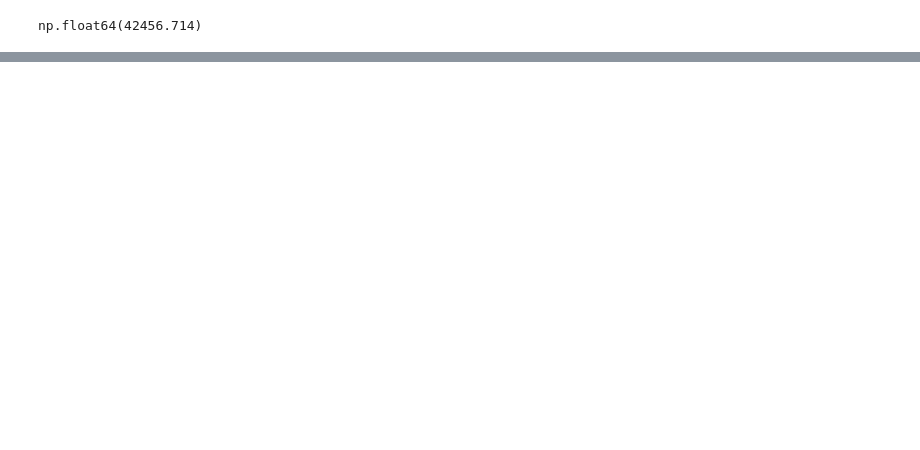
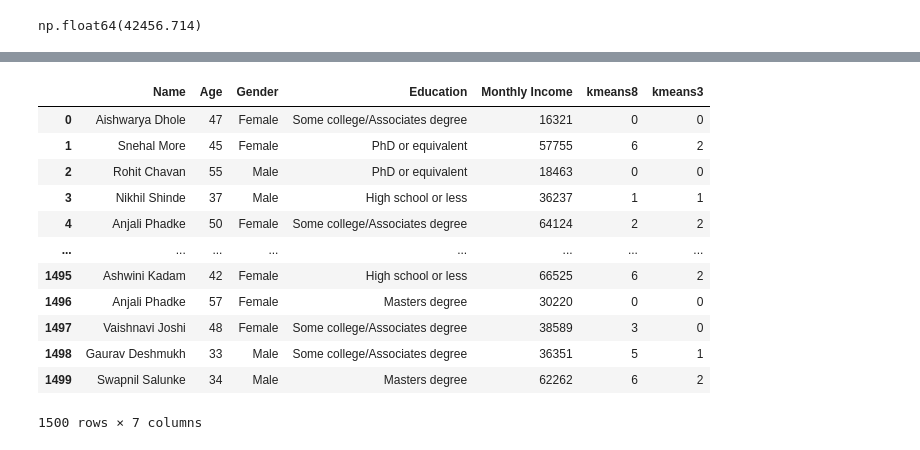
Before and after one commit to ShinJooHyeop/fintech3, a Jupyter notebook: etc/Kaggle_Data.ipynb, the cells around one changed output, grey strips where cells are left out. Saved outputs shown, nothing was run; the diff lists cells and outputs as text; code cells hidden in the pictures; blank space fills up the shorter version.

```diff
--- a/etc/Kaggle_Data.ipynb
+++ b/etc/Kaggle_Data.ipynb
@@ -80,0 +189,3 @@ X_test_norm = preprocessing.normalize(X_test)
+# %%
+data['kmeans8'] = result
+data
@@ -80,0 +294,21 @@ X_test_norm = preprocessing.normalize(X_test)
+# %%
+km3 = KMeans(n_clusters=3,random_state=42)
+km3.fit(scaled_df2)
+labels = km3.labels_
+# %%
+data['kmeans3'] = labels
+data
+# %% [output]
+|  | Name | Age | Gender | Education | Monthly Income | kmeans8 | kmeans3 |
+| 0 | Aishwarya Dhole | 47 | Female | Some college/Associates degree | 16321 | 0 | 0 |
+| 1 | Snehal More | 45 | Female | PhD or equivalent | 57755 | 6 | 2 |
+| 2 | Rohit Chavan | 55 | Male | PhD or equivalent | 18463 | 0 | 0 |
+| 3 | Nikhil Shinde | 37 | Male | High school or less | 36237 | 1 | 1 |
+| 4 | Anjali Phadke | 50 | Female | Some college/Associates degree | 64124 | 2 | 2 |
+| ... | ... | ... | ... | ... | ... | ... | ... |
+| 1495 | Ashwini Kadam | 42 | Female | High school or less | 66525 | 6 | 2 |
+| 1496 | Anjali Phadke | 57 | Female | Masters degree | 30220 | 0 | 0 |
+| 1497 | Vaishnavi Joshi | 48 | Female | Some college/Associates degree | 38589 | 3 | 0 |
+| 1498 | Gaurav Deshmukh | 33 | Male | Some college/Associates degree | 36351 | 5 | 1 |
+| 1499 | Swapnil Salunke | 34 | Male | Masters degree | 62262 | 6 | 2 |
+1500 rows × 7 columns
```
Also changed, not shown: parts of 28 cells of this notebook, 5 other files.
